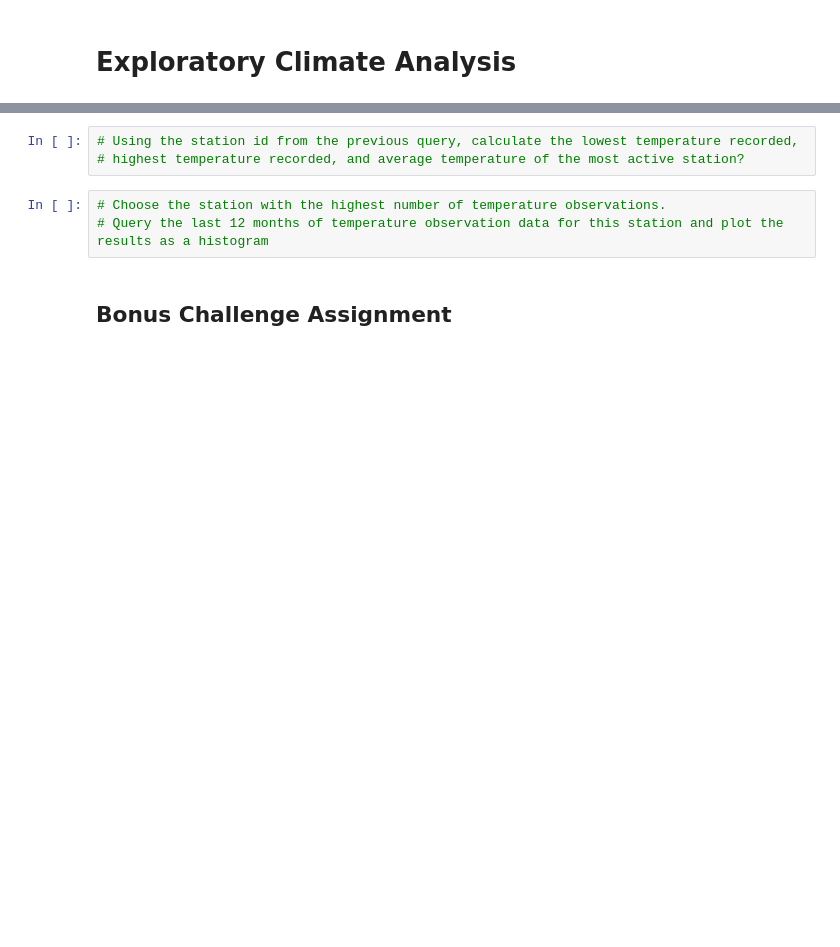
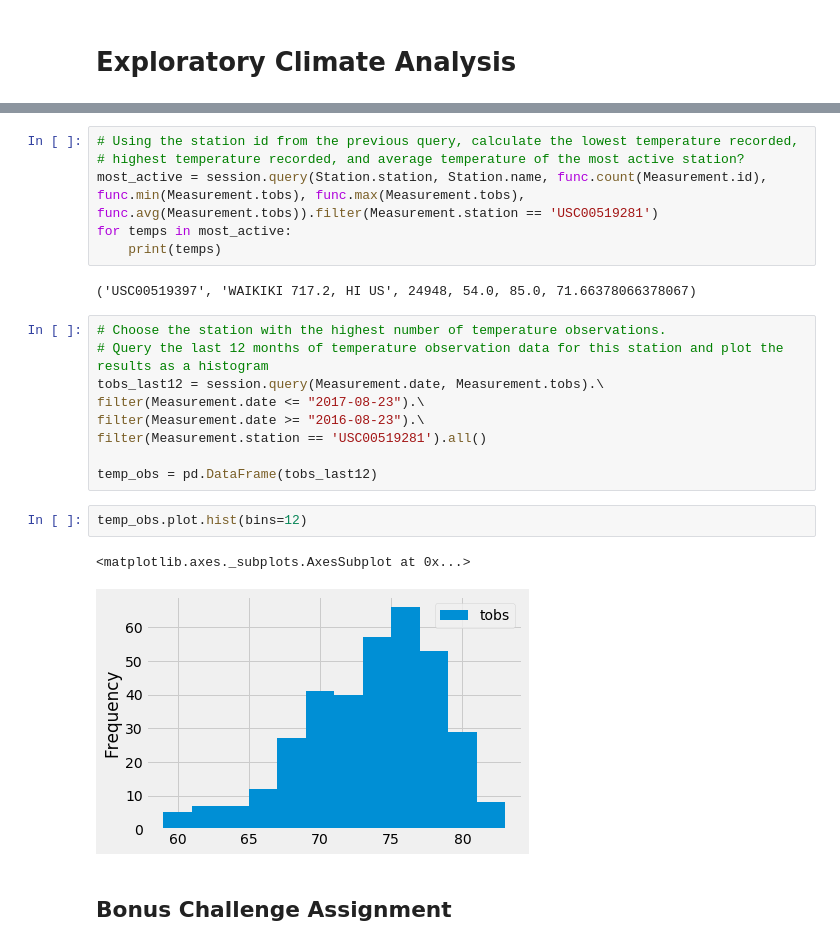
Before and after one commit to Jose2512/sqlalchemy-challenge, a Jupyter notebook: climate_starter.ipynb, the cells around one changed output, grey strips where cells are left out. Cells and saved outputs as stored; diff of their text form; blank space fills up the shorter version.

```diff
--- a/climate_starter.ipynb
+++ b/climate_starter.ipynb
@@ -62,9 +110,25 @@ prec_last12 = session.query(Measurements).\
 # %%
 # Using the station id from the previous query, calculate the lowest temperature recorded,
 # highest temperature recorded, and average temperature of the most active station?
+most_active = session.query(Station.station, Station.name, func.count(Measurement.id), func.min(Measurement.tobs), func.max(Measurement.tobs), func.avg(Measurement.tobs)).filter(Measurement.station == 'USC00519281')
+for temps in most_active:
+    print(temps)
+# %% [output]
+('USC00519397', 'WAIKIKI 717.2, HI US', 24948, 54.0, 85.0, 71.66378066378067)
 # %%
 # Choose the station with the highest number of temperature observations.
 # Query the last 12 months of temperature observation data for this station and plot the results as a histogram
+tobs_last12 = session.query(Measurement.date, Measurement.tobs).\
+filter(Measurement.date <= "2017-08-23").\
+filter(Measurement.date >= "2016-08-23").\
+filter(Measurement.station == 'USC00519281').all()
+
+temp_obs = pd.DataFrame(tobs_last12)
+# %%
+temp_obs.plot.hist(bins=12)
+# %% [output]
+<matplotlib.axes._subplots.AxesSubplot at 0x...>
+[figure, added]
 # %% [markdown]
 ## Bonus Challenge Assignment
 # %%
```
Also changed, not shown: parts of 6 cells of this notebook, 1 other file.
